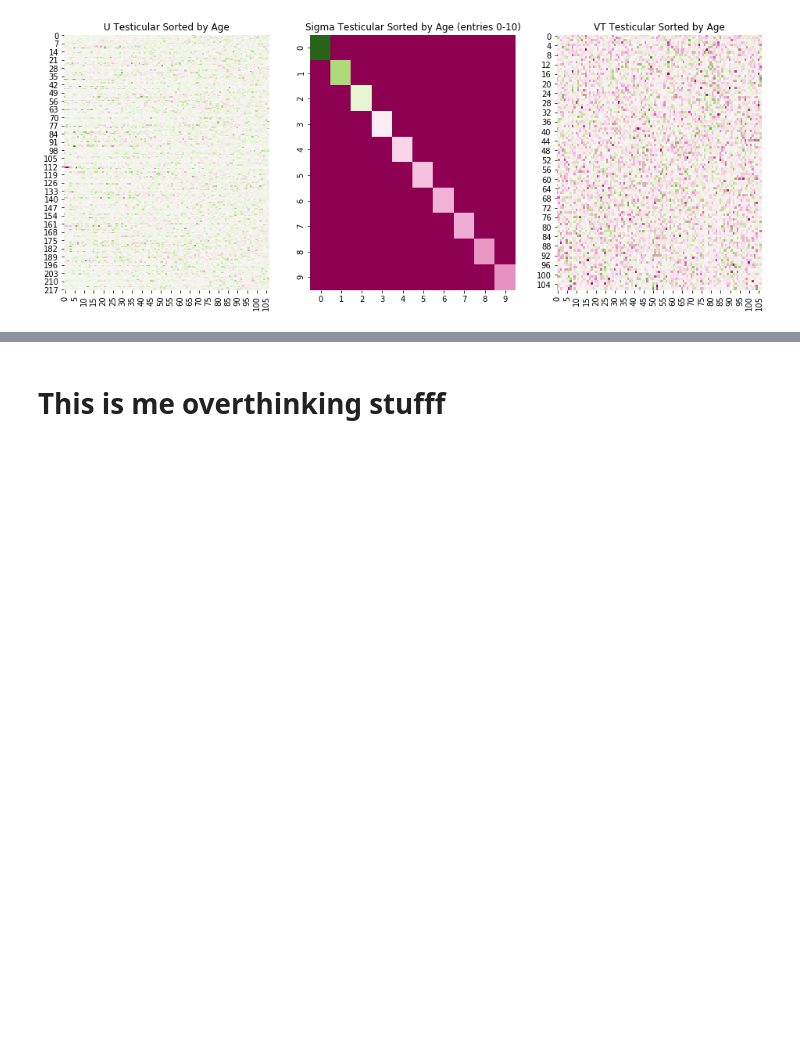
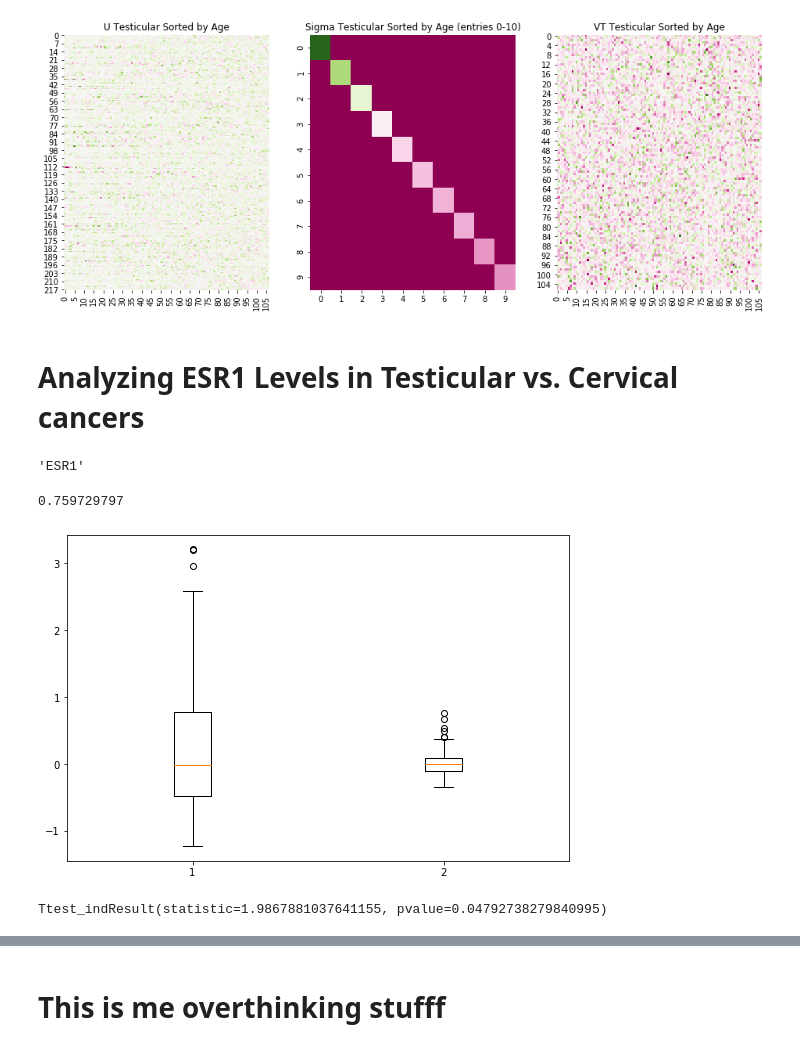
Before and after one commit to ryanboeks/Cervical_Testicular, a Jupyter notebook: Test_Ova_Cancer_Project.ipynb, the cells around one changed output, grey strips where cells are left out. Saved outputs shown, nothing was run; the diff lists cells and outputs as text; code cells hidden in the pictures; blank space fills up the shorter version.

```diff
--- a/Test_Ova_Cancer_Project.ipynb
+++ b/Test_Ova_Cancer_Project.ipynb
@@ -583,8 +583,37 @@ sns.heatmap(VT_tes_age, cmap="PiYG", ax=ax3, cbar=False)
 plt.show()
 # %% [output]
 [figure]
+# %% [markdown]
+# Analyzing ESR1 Levels in Testicular vs. Cervical cancers
 # %%
 #ESR1 is Estrogen receptor 1. We would expect that expression would be (on average) higher for Cervical Cancer
 
 #Approach: First find the location of the estrogen data.Place the data into an array. Then plot against the testicular d
 #data in a boxplot
+# %%
+testicular_cancer_db.iloc[0,84]
+# %% [output]
+'ESR1'
+# %%
+ESR1_cervical_protein_level_U = cerv_sort_age_array[:,73]
+ESR1_testicular_protein_level_U = tes_sort_age_array[:,72]
+ESR1_Data = [ESR1_cervical_protein_level_U,ESR1_testicular_protein_level_U]\
+
+ESR1_testicular_protein_level_U.max()
+# %% [output]
+0.759729797
+# %%
+fig = plt.figure(1,(9,6))
+ax = fig.add_subplot(111)
+bp = ax.boxplot(ESR1_Data)
+plt.show()
+# %% [output]
+[figure, added]
+# %%
+from scipy import stats
+
+stats.ttest_ind(ESR1_cervical_protein_level_U,ESR1_testicular_protein_level_U)
+
+# This shows there is significant difference in expression level of ESR1 between the two types of cancer.
+# %% [output]
+Ttest_indResult(statistic=1.9867881037641155, pvalue=0.04792738279840995)
```
Also changed, not shown: parts of 3 cells of this notebook.
